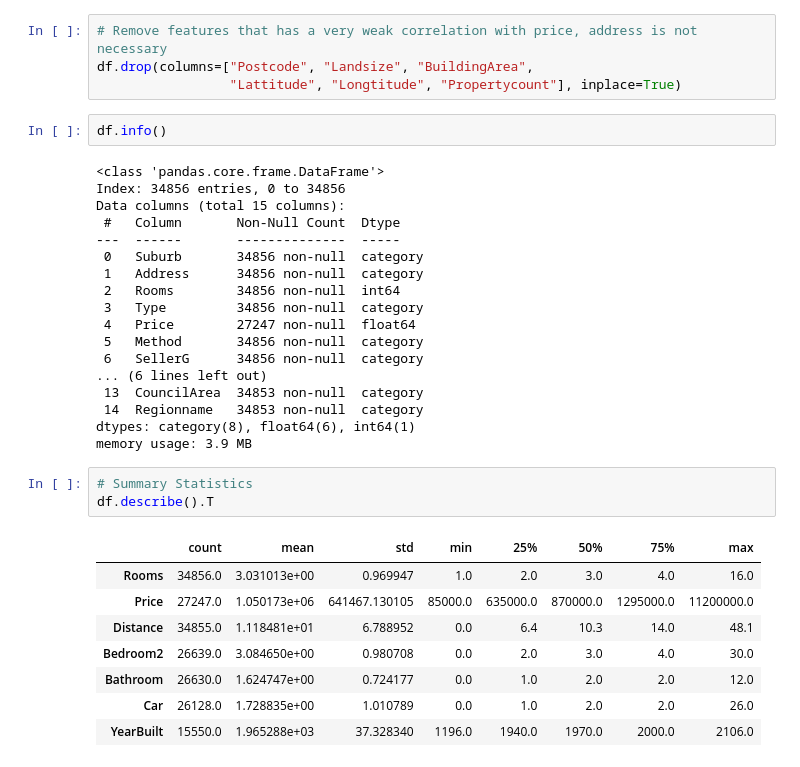
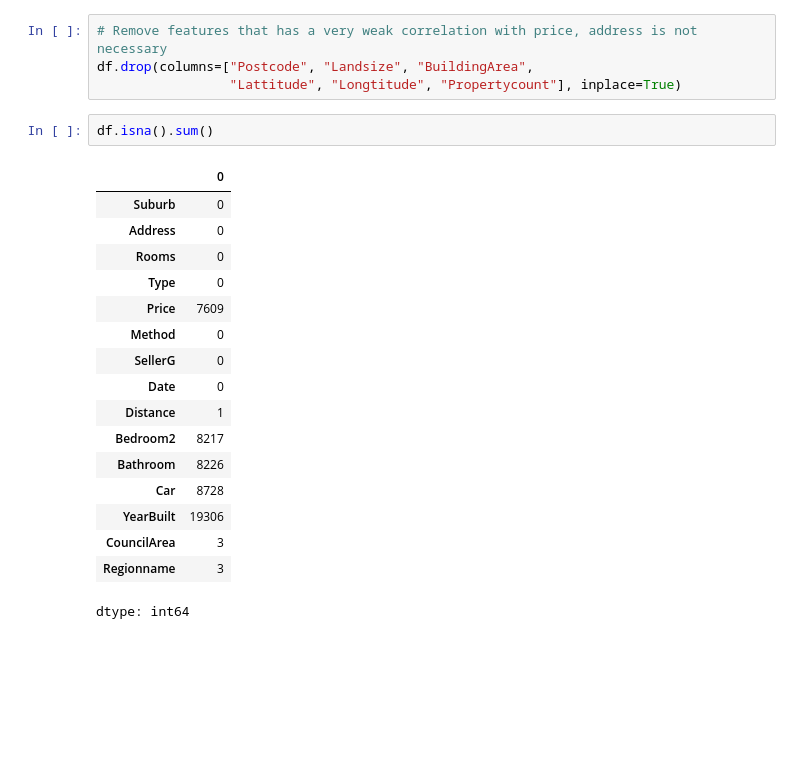
Before and after one commit to Rabiul-ds/Melbourne-housing-market-price-prediction, a Jupyter notebook: DA_Assignment.ipynb, the cells around one changed output. Drawn from its saved outputs; the diff is of its cells as text; blank space fills up the shorter version.

```diff
--- a/DA_Assignment.ipynb
+++ b/DA_Assignment.ipynb
@@ -84,35 +125,23 @@ dtype: float64
 # Remove features that has a very weak correlation with price, address is not necessary
 df.drop(columns=["Postcode", "Landsize", "BuildingArea",
                  "Lattitude", "Longtitude", "Propertycount"], inplace=True)
-# %%
-df.info()
-# %% [output]
-<class 'pandas.core.frame.DataFrame'>
-Index: 34856 entries, 0 to 34856
-Data columns (total 15 columns):
- #   Column       Non-Null Count  Dtype
----  ------       --------------  -----
- 0   Suburb       34856 non-null  category
- 1   Address      34856 non-null  category
- 2   Rooms        34856 non-null  int64
- 3   Type         34856 non-null  category
- 4   Price        27247 non-null  float64
- 5   Method       34856 non-null  category
- 6   SellerG      34856 non-null  category
-... (6 lines left out)
- 13  CouncilArea  34853 non-null  category
- 14  Regionname   34853 non-null  category
-dtypes: category(8), float64(6), int64(1)
-memory usage: 3.9 MB
-# %%
-# Summary Statistics
-df.describe().T
-# %% [output]
-|  | count | mean | std | min | 25% | 50% | 75% | max |
-| Rooms | 34856.0 | 3.031013e+00 | 0.969947 | 1.0 | 2.0 | 3.0 | 4.0 | 16.0 |
-| Price | 27247.0 | 1.050173e+06 | 641467.130105 | 85000.0 | 635000.0 | 870000.0 | 1295000.0 | 11200000.0 |
-| Distance | 34855.0 | 1.118481e+01 | 6.788952 | 0.0 | 6.4 | 10.3 | 14.0 | 48.1 |
-| Bedroom2 | 26639.0 | 3.084650e+00 | 0.980708 | 0.0 | 2.0 | 3.0 | 4.0 | 30.0 |
-| Bathroom | 26630.0 | 1.624747e+00 | 0.724177 | 0.0 | 1.0 | 2.0 | 2.0 | 12.0 |
-| Car | 26128.0 | 1.728835e+00 | 1.010789 | 0.0 | 1.0 | 2.0 | 2.0 | 26.0 |
-| YearBuilt | 15550.0 | 1.965288e+03 | 37.328340 | 1196.0 | 1940.0 | 1970.0 | 2000.0 | 2106.0 |
+# %%
+df.isna().sum()
+# %% [output]
+|  | 0 |
+| Suburb | 0 |
+| Address | 0 |
+| Rooms | 0 |
+| Type | 0 |
+| Price | 7609 |
+| Method | 0 |
+| SellerG | 0 |
+| Date | 0 |
+| Distance | 1 |
+| Bedroom2 | 8217 |
+| Bathroom | 8226 |
+| Car | 8728 |
+| YearBuilt | 19306 |
+| CouncilArea | 3 |
+| Regionname | 3 |
+dtype: int64
```
Also changed, not shown: parts of 7 cells of this notebook.
